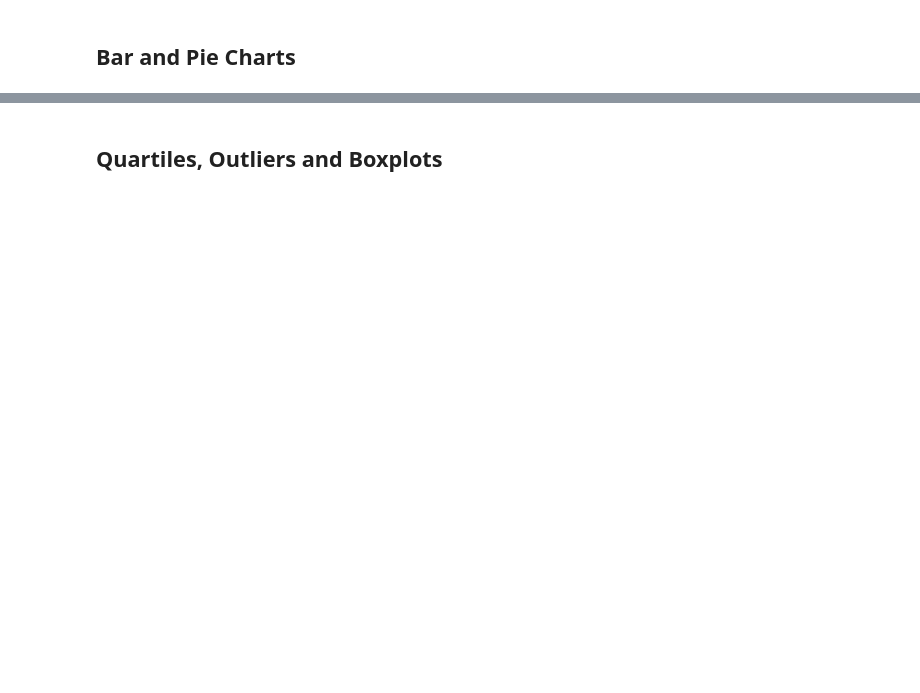
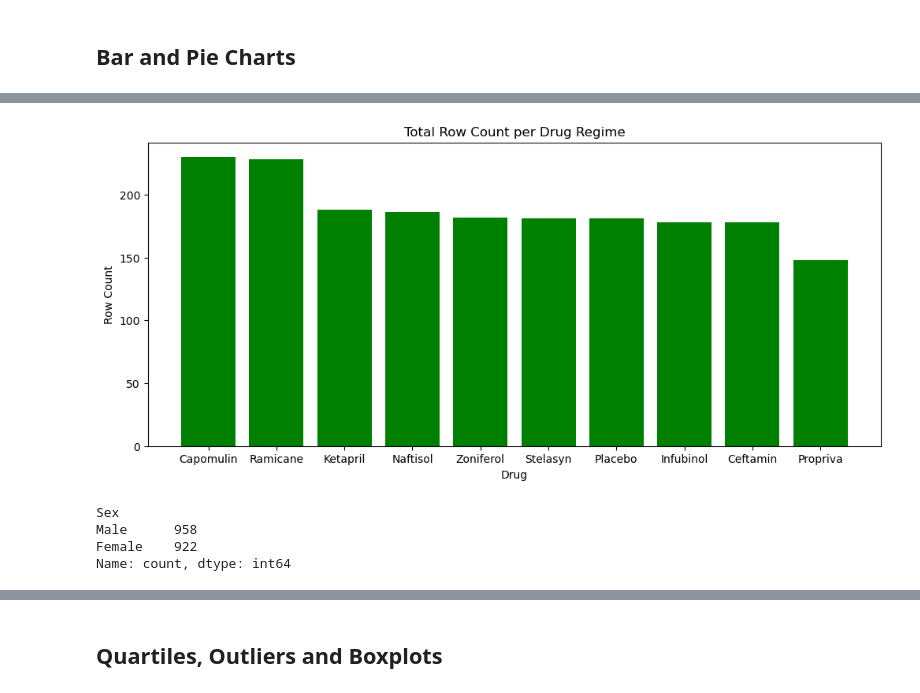
Before and after one commit to Berli85/Childers_SMU_HW_2023, a Jupyter notebook: 05-Data Visualization/Childers Submission 5/pymaceuticals_starter-Childers.ipynb, the cells around one changed output, grey strips where cells are left out. Drawn from its saved outputs; the diff is of its cells as text; code cells hidden in the pictures; blank space fills up the shorter version.

```diff
--- a/05-Data Visualization/Childers Submission 5/pymaceuticals_starter-Childers.ipynb
+++ b/05-Data Visualization/Childers Submission 5/pymaceuticals_starter-Childers.ipynb
@@ -209,4 +246,19 @@ ValueError: If using all scalar values, you must pass an index
 # %%
 # Generate a bar plot showing the total number of rows (Mouse ID/Timepoints) for each drug regimen using pyplot.
+plt.figure(figsize=(12, 5))
+plt.bar(pandas_barchart.index, pandas_barchart, color="green")
+plt.xlabel("Drug")
+plt.ylabel("Row Count")
+plt.title("Total Row Count per Drug Regime")
+plt.show()
+# %% [output]
+[figure, added]
 # %%
 # Generate a pie plot showing the distribution of female versus male mice using Pandas
+pandas_piechart = mouse_study["Sex"].value_counts()
+pandas_piechart
+# %% [output]
+Sex
+Male      958
+Female    922
+Name: count, dtype: int64
```
Also changed, not shown: parts of 21 cells of this notebook, 7 other files.
